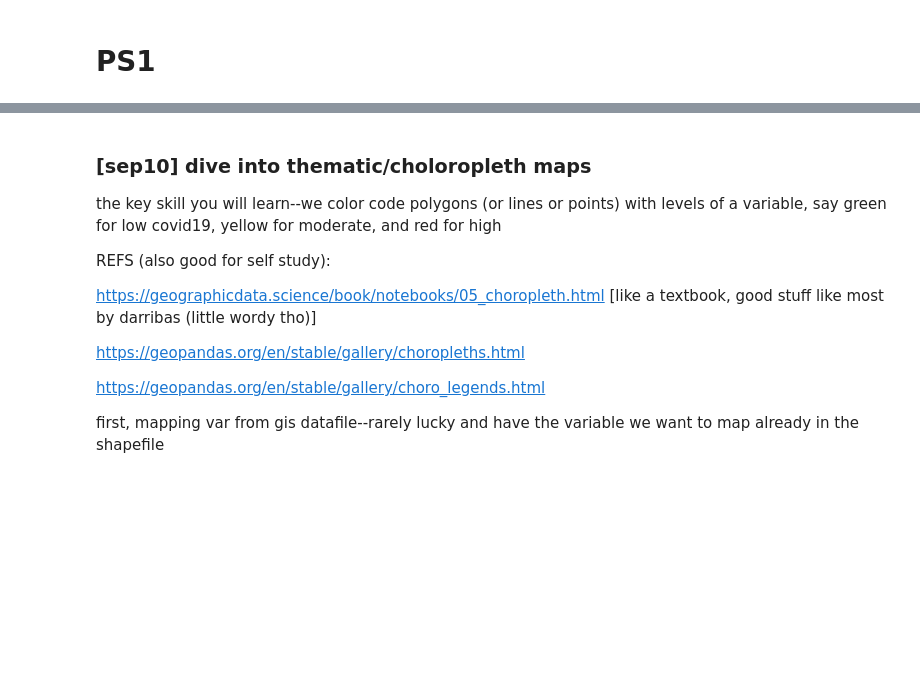
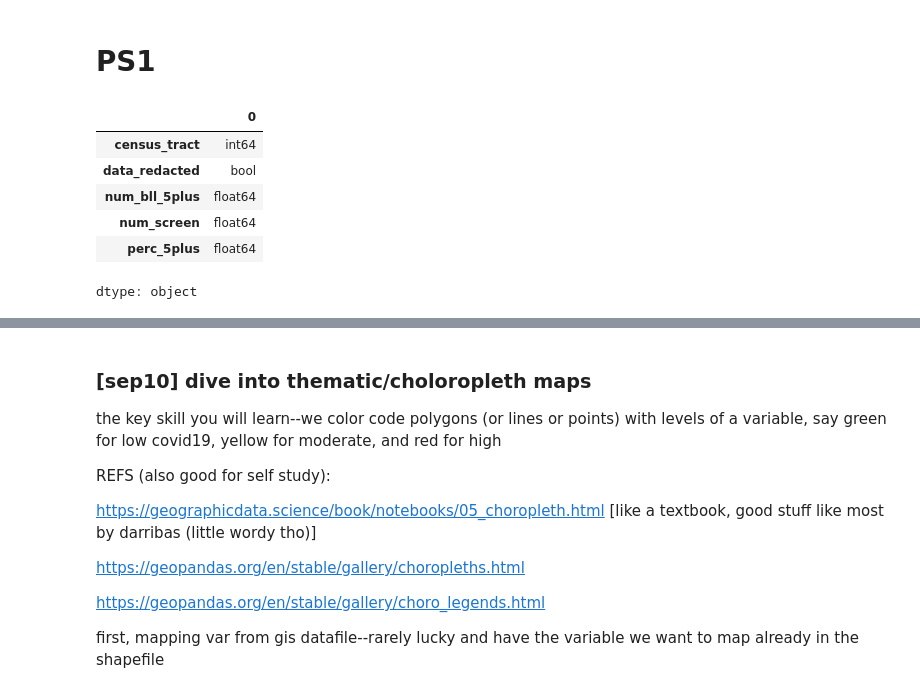
Before and after one commit to Kristina-RUC/datamana, a Jupyter notebook: map.ipynb, the cells around one changed output, grey strips where cells are left out. Cells and saved outputs as stored; diff of their text form; code cells hidden in the pictures; blank space fills up the shorter version.

```diff
--- a/map.ipynb
+++ b/map.ipynb
@@ -121,0 +122,11 @@ zilXls=pd.read_csv('https://github.com/Kristina-RUC/datamana/raw/refs/heads/main
+# %%
+cbll.dtypes
+# i realize here that the threshold back in 2015 was 5μg/dL, not 3.5 which is the current standard.
+# %% [output]
+|  | 0 |
+| census_tract | int64 |
+| data_redacted | bool |
+| num_bll_5plus | float64 |
+| num_screen | float64 |
+| perc_5plus | float64 |
+dtype: object
```
Also changed, not shown: parts of 2 cells of this notebook.
